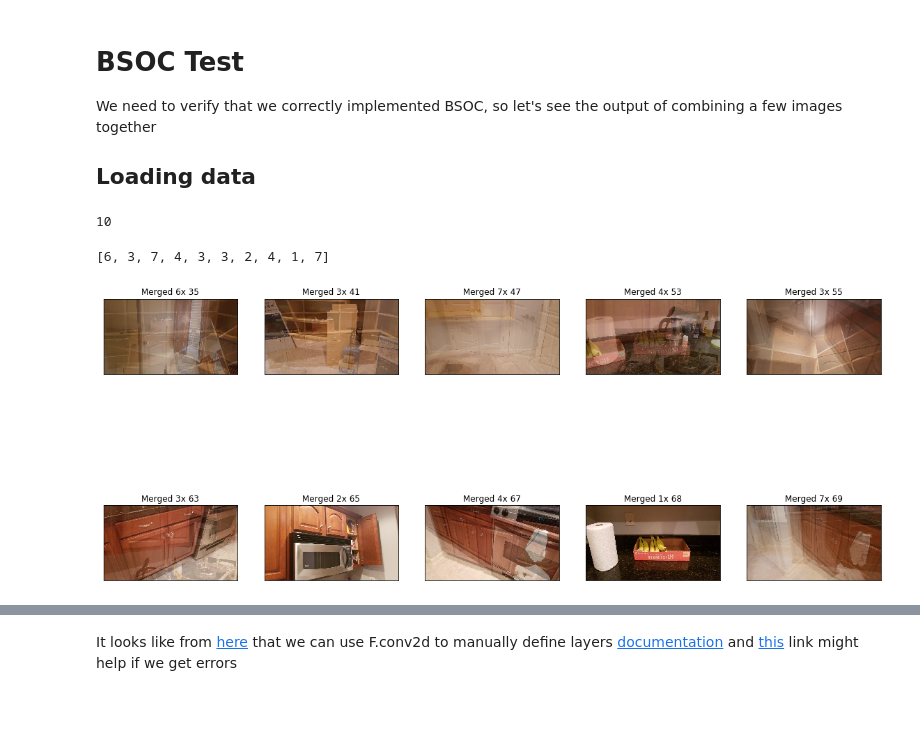
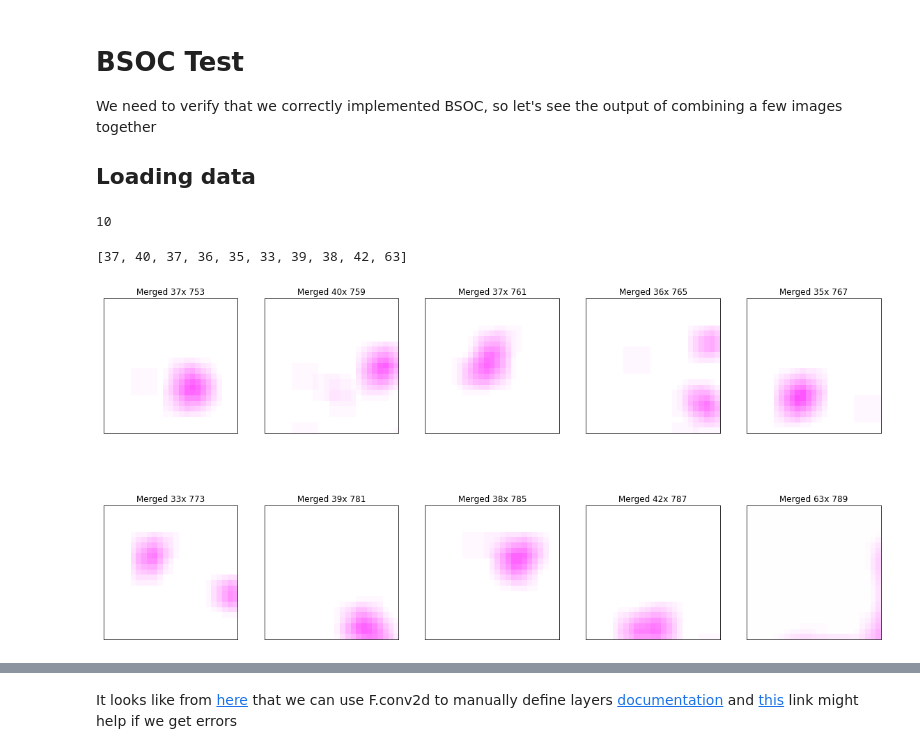
Before and after one commit to E-R-C/BSOCSandCNNs, a Jupyter notebook: Lab Notebook Pytorch.ipynb, the cells around one changed output, grey strips where cells are left out. Saved outputs shown, nothing was run; the diff lists cells and outputs as text; code cells hidden in the pictures; blank space fills up the shorter version.

Commit message:
Working data loading and BSOC kernels

```diff
--- a/Lab Notebook Pytorch.ipynb
+++ b/Lab Notebook Pytorch.ipynb
@@ -200,10 +182,8 @@ class BSOC_Image_Node():
 
 
 class BSOC():
-    def __init__(self, nodes_count, node_height, node_width, node_channels=1):
+    def __init__(self, nodes_count, node_channels=1):
         self.total_nodes = nodes_count
-        self.node_height = node_height
-        self.node_width = node_width
         self.node_channels = node_channels
         self.node_list = []
         self.pq = Heap()
@@ -218,7 +198,7 @@ class BSOC():
         return next(self.generator)
     ## if we're below the node threshold, then place the pixel array into the numpy list,
     def add_node(self, pixel_arr):
-        node = BSOC_Image_Node(self.node_height, self.node_width, self.node_channels, ID=self.next_ID(), array=pixel_arr)
+        node = BSOC_Image_Node(pixel_arr.shape[0], pixel_arr.shape[1], pixel_arr.shape[2], ID=self.next_ID(), array=pixel_arr)
         ## Add the node to the priority queue.
         self.add_node_and_edges(node)
         if len(self.node_list) > self.total_nodes:
@@ -243,7 +223,7 @@ class BSOC():
         self.add_node_and_edges(new_node)
 
 
-
+    ## Only works on raw images, if converted to tensors or loaded from pytorch default libraries, it won't show
     def print_bsoc(self, ncols=-1, nrows=1):
         if ncols * nrows < len(self.node_list):
             ncols = len(self.node_list)
@@ -274,11 +254,19 @@ class simpleImageDataset(Dataset):
     """ Loads images, it assumes that the folder in which the file is stored is the label """
 
     def __init__(self, directory, transform=None):
+        self.label_to_ind_dict = {}
+        self.ind_to_label = {}
         self.labels = []
         self.file_paths = []
         self.transform = transform
+        self.label_count = 0
         for dirpath, dirname, filenames in os.walk(directory):
             for file in filenames:
+                label = dirpath.split(os.sep)[-1]
+                if label not in self.label_to_ind_dict:
+                    self.label_to_ind_dict[label] = self.label_count
+                    self.ind_to_label[self.label_count] = label
+                    self.label_count += 1
                 self.labels.append(dirpath.split(os.sep)[-1])
                 self.file_paths.append(os.path.join(dirpath, file))
 
@@ -291,13 +279,16 @@ class simpleImageDataset(Dataset):
         sample = {'image':image}
 
         if self.transform:
-            sample = self.transform(sample)
+            sample = {'image': self.transform(image)}
         return sample
     def label_for(self, idx):
         return self.labels[idx]
+    def label_tensor(self, idx):
+        return torch.Tensor([self.label_to_ind_dict[self.label_for(idx)], self.label_count])
 
 ## Viewing our Data
-room_dataset = simpleImageDataset("./Data")
+room_dataset = simpleImageDataset("./Data", transform=transforms.Compose([transforms.Resize((72,128)),
+                                                                            transforms.ToTensor()]))
 # fig = plt.figure(figsize=(20,10))
 # for i in range(len(room_dataset)):
 #     sample = room_dataset[i]
@@ -316,12 +322,13 @@ bsoc = BSOC(nodes_count=10, node_height=720, node_width=1280, node_channels=3)
 # %%
-for i in range(len(room_dataset)):
-    bsoc.add_node(np.array(room_dataset[i]['image']))
-# for i in range(len(test_dataset)):
-#     bsoc.add_node(np.array(test_dataset[i]['image']))
+
+test_dataset = simpleImageDataset("./test_data/")
+bsoc = BSOC(nodes_count=10)
+
+for i in range(len(test_dataset)):
+    bsoc.add_node(np.array(test_dataset[i]['image']))
+bsoc.print_bsoc(nrows=2, ncols=5)
+[x.merge_count for x in bsoc.node_list]
+# %% [output]
+10
+[37, 40, 37, 36, 35, 33, 39, 38, 42, 63]
+[figure, added]
-# %%
-bsoc.print_bsoc(nrows=2, ncols=5)
-[x.merge_count for x in bsoc.node_list]
-# %% [output]
-10
-[6, 3, 7, 4, 3, 3, 2, 4, 1, 7]
-[figure, removed]
```
Also changed, not shown: parts of 14 cells of this notebook.
